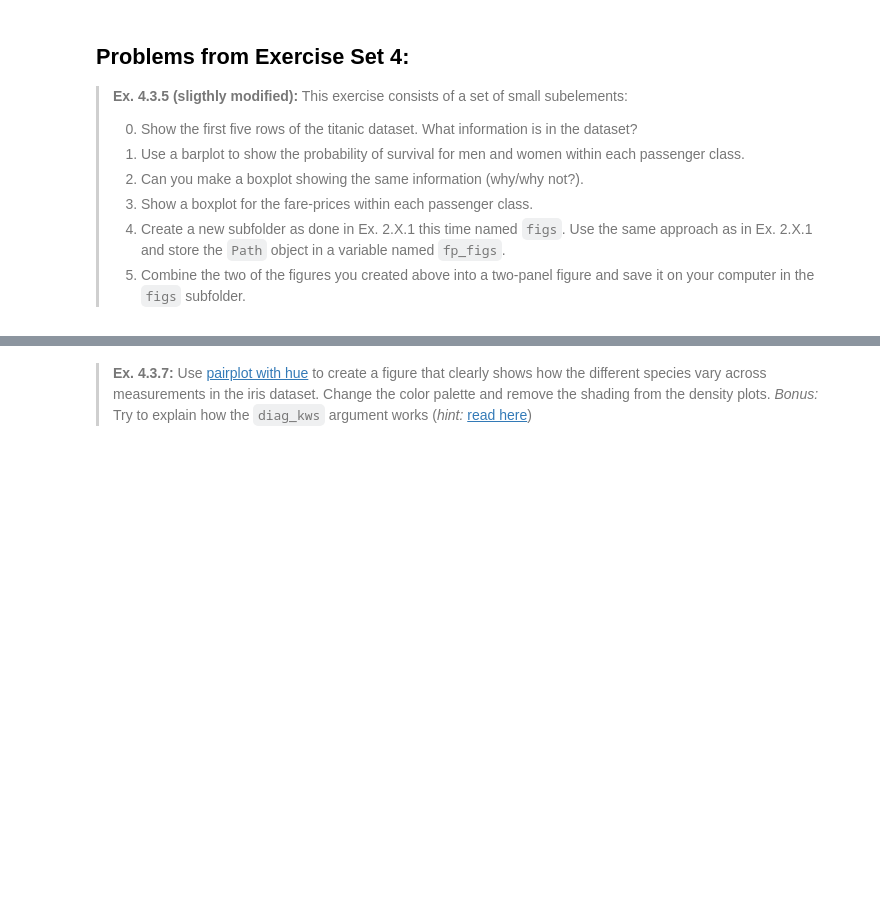
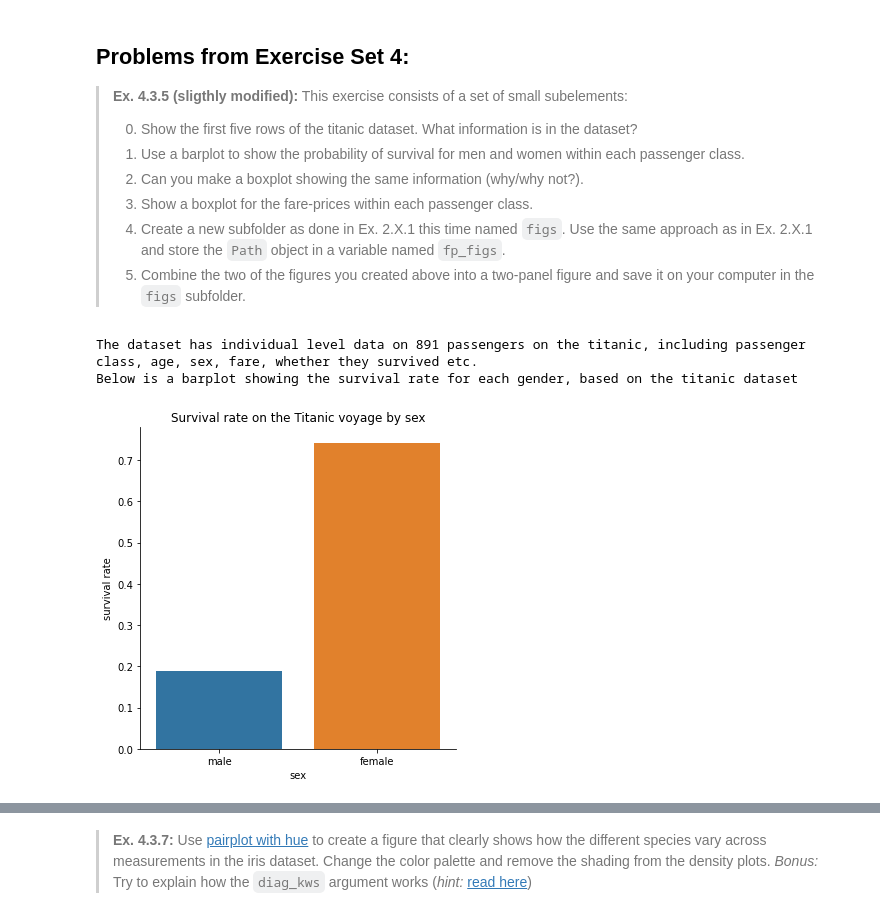
Before and after one commit to andersbnt/Group-22-ISDS2022, a Jupyter notebook: assignments/assignment1/Anders_assignment_1.ipynb, the cells around one changed output, grey strips where cells are left out. Cells and saved outputs as stored; diff of their text form; code cells hidden in the pictures; blank space fills up the shorter version.

```diff
--- a/assignments/assignment1/Anders_assignment_1.ipynb
+++ b/assignments/assignment1/Anders_assignment_1.ipynb
@@ -499,3 +545,29 @@ raise NotImplementedError()
+# %%
+# Load datasets
+iris = sns.load_dataset('iris')
+tips = sns.load_dataset('tips')
+titanic = sns.load_dataset('titanic')
+
+# Show first 5 rows of titanic
+titanic.head(5)
+
+print(f'The dataset has individual level data on {len(titanic)} passengers on the titanic, including passenger class, age, sex, fare, whether they survived etc.')
+print(f'Below is a barplot showing the survival rate for each gender, based on the titanic dataset')
+
+
+#Add a column where survival rate for each sex is calculated
+titanic['survival_rate_by_sex'] = titanic.groupby('sex')['survived'].transform('mean')
+
+#plot in a bar plot using Seaborn factorplot
+ax = sns.factorplot(x='sex', y='survival_rate_by_sex', data=titanic, kind='bar')
+ax.set(ylabel = 'survival rate', title='Survival rate on the Titanic voyage by sex')
+
+#Show plot
+plt.show()
+# %% [output]
+The dataset has individual level data on 891 passengers on the titanic, including passenger class, age, sex, fare, whether they survived etc.
+Below is a barplot showing the survival rate for each gender, based on the titanic dataset
+[figure, added]
 # %% [markdown]
 > **Ex. 4.3.6:** Using the iris flower dataset, draw a scatterplot of sepal length and petal length. Include a second order polynomial fitted to the data. Add a title to the plot and rename the axis labels.
 >
```
Also changed, not shown: parts of 5 cells of this notebook, 1 other file.
